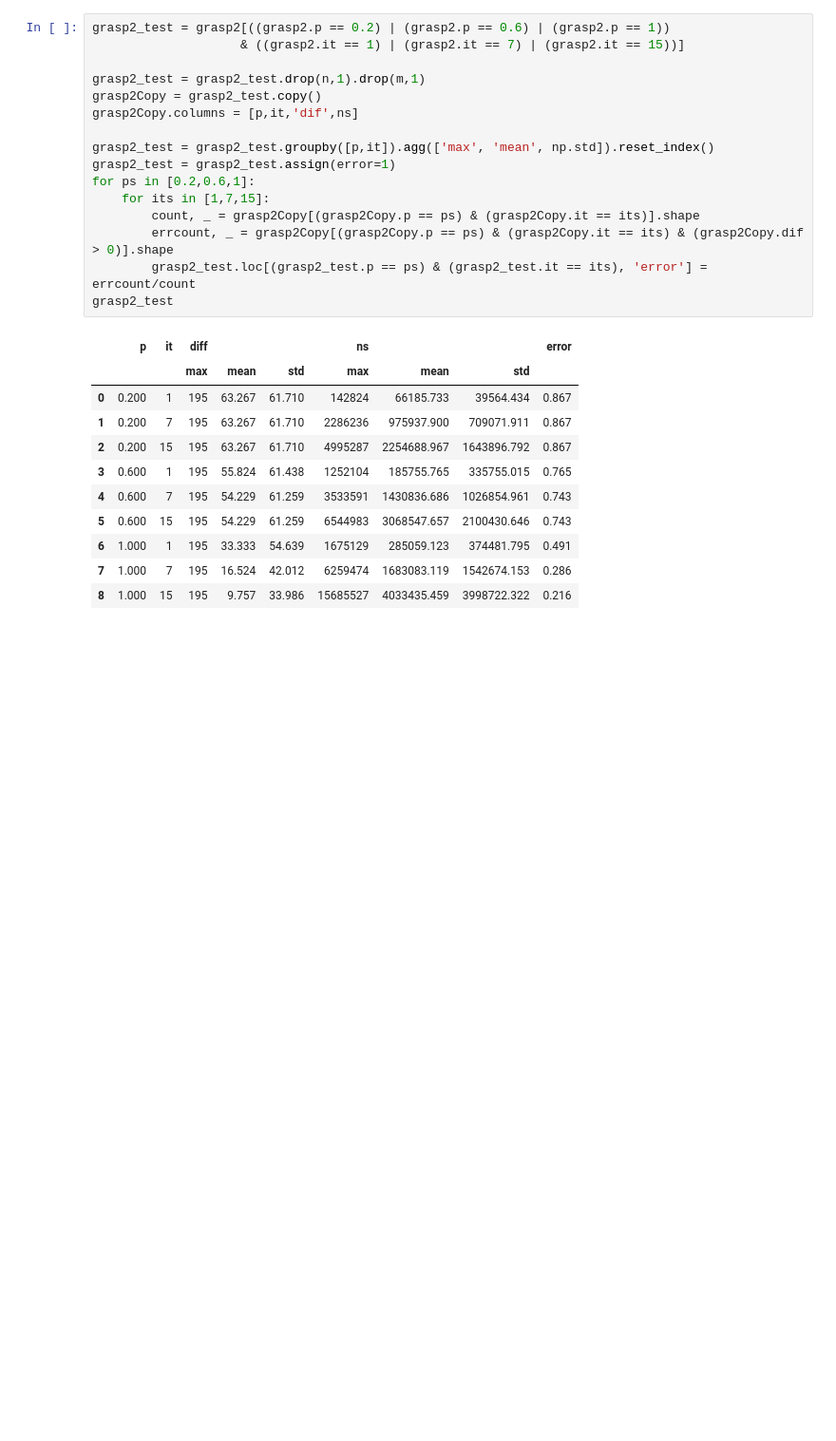
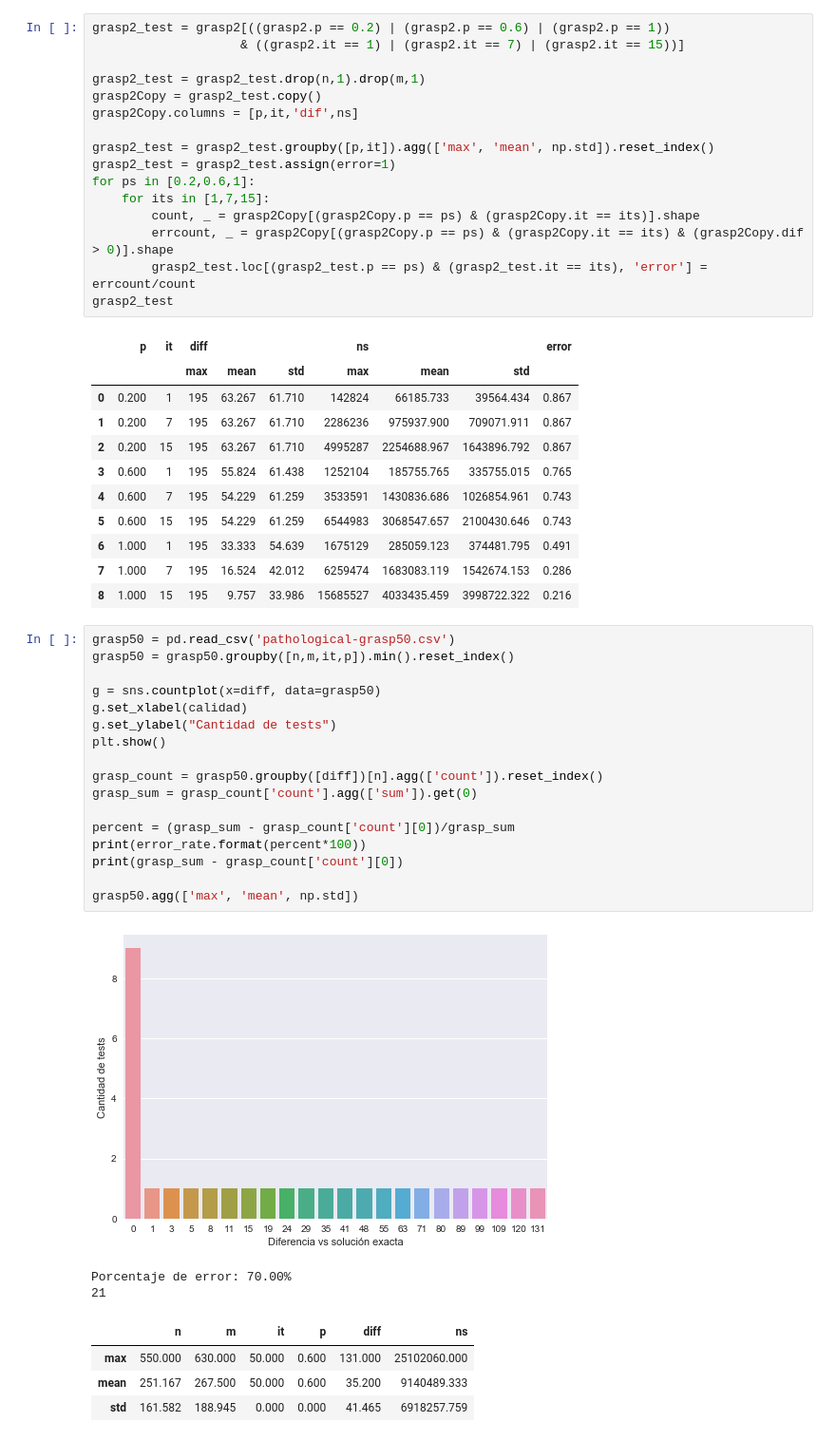
Before and after one commit to ZebaSz/algo3-tp3, a Jupyter notebook: informe/data/pathological/Pathological.ipynb, the cells around one changed output. Shown at 95% size. Cells and saved outputs as stored; diff of their text form; blank space fills up the shorter version.

```diff
--- a/informe/data/pathological/Pathological.ipynb
+++ b/informe/data/pathological/Pathological.ipynb
@@ -157,3 +157,28 @@ grasp2_test
 | 6 | 1.000 | 1 | 195 | 33.333 | 54.639 | 1675129 | 285059.123 | 374481.795 | 0.491 |
 | 7 | 1.000 | 7 | 195 | 16.524 | 42.012 | 6259474 | 1683083.119 | 1542674.153 | 0.286 |
 | 8 | 1.000 | 15 | 195 | 9.757 | 33.986 | 15685527 | 4033435.459 | 3998722.322 | 0.216 |
+# %%
+grasp50 = pd.read_csv('pathological-grasp50.csv')
+grasp50 = grasp50.groupby([n,m,it,p]).min().reset_index()
+
+g = sns.countplot(x=diff, data=grasp50)
+g.set_xlabel(calidad)
+g.set_ylabel("Cantidad de tests")
+plt.show()
+
+grasp_count = grasp50.groupby([diff])[n].agg(['count']).reset_index()
+grasp_sum = grasp_count['count'].agg(['sum']).get(0)
+
+percent = (grasp_sum - grasp_count['count'][0])/grasp_sum
+print(error_rate.format(percent*100))
+print(grasp_sum - grasp_count['count'][0])
+
+grasp50.agg(['max', 'mean', np.std])
+# %% [output]
+[figure, added]
+Porcentaje de error: 70.00%
+21
+|  | n | m | it | p | diff | ns |
+| max | 550.000 | 630.000 | 50.000 | 0.600 | 131.000 | 25102060.000 |
+| mean | 251.167 | 267.500 | 50.000 | 0.600 | 35.200 | 9140489.333 |
+| std | 161.582 | 188.945 | 0.000 | 0.000 | 41.465 | 6918257.759 |
```
Also changed, not shown: 8 other files.
